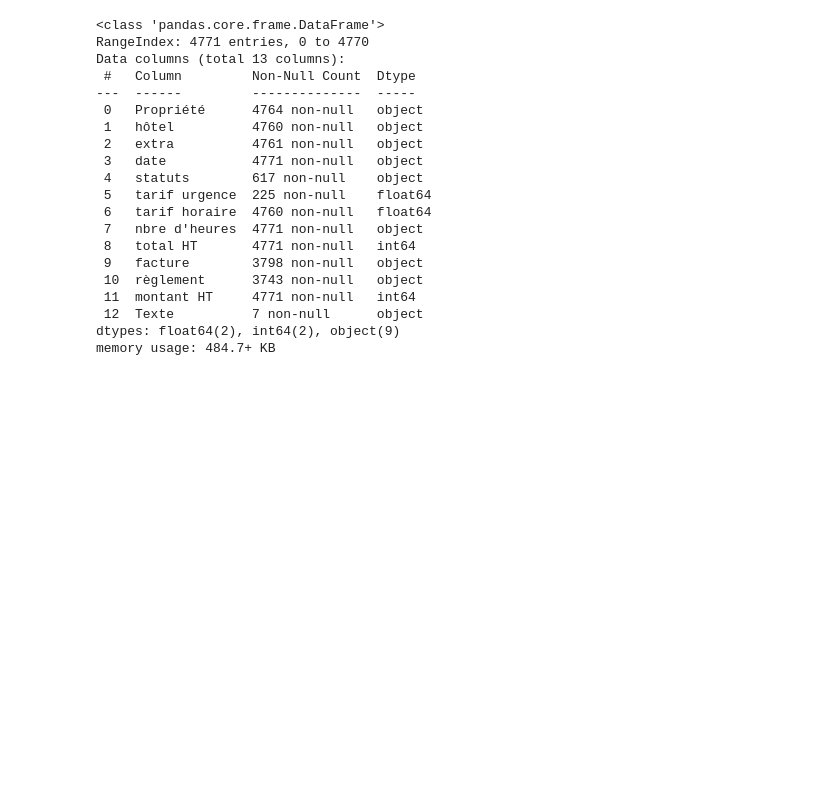
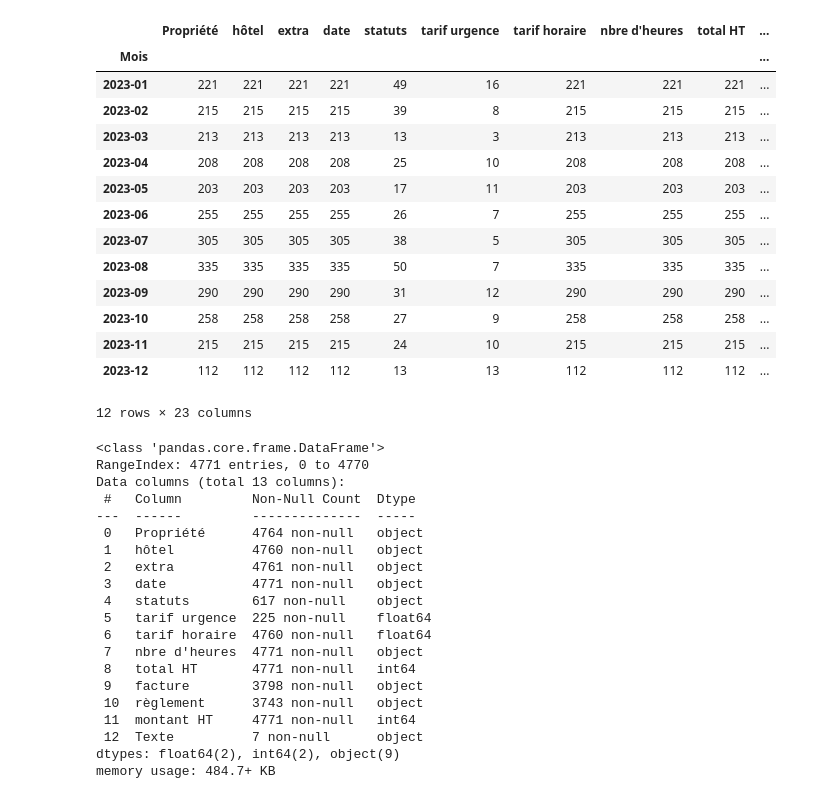
Before and after one commit to adrienB134/Qualiextra, a Jupyter notebook: model_adrien.ipynb, the cells around one changed output. Drawn from its saved outputs; the diff is of its cells as text; code cells hidden in the pictures; blank space fills up the shorter version.

Commit message:
améliorations extra

```diff
--- a/model_adrien.ipynb
+++ b/model_adrien.ipynb
@@ -5,3 +5,33 @@ import pandas as pd
 import datetime
 # %%
 data = pd.read_csv("./Missions.csv", sep=';')
+# %%
+def load_data():
+        data = pd.read_csv("./Missions.csv", sep=";")
+        mask = data["hôtel"].notna()
+        data = data[mask]
+        data["date_debut"] = data.apply(lambda x: x["date"].split(" →")[0], axis=1)
+        data["date_debut"] = data["date_debut"].apply(
+            lambda x: x.replace(" (UTC+3)", "")
+        )
+        data["date_debut"] = data["date_debut"].apply(lambda x: x.replace(" (UTC)", ""))
+        data["date_debut"] = pd.to_datetime(data["date_debut"], format="%d/%m/%Y %H:%M")
+        data["time_delta"] = data["nbre d'heures"].apply(lambda x: pd.to_timedelta(x))
+        data["date_fin"] = data.apply(
+            lambda x: x["date_debut"] + x["time_delta"], axis=1
+        )
+        data["Propriété"] = data.apply(
+            lambda x: x["hôtel"].split(" (")[0] if "www" in x["Propriété"] else x,
+            axis=1,
+        )["Propriété"]
+        data["Propriété_clean"] = data["hôtel"].apply(lambda x: x.split(" (")[0])
+        data["extra_clean"] = data["extra"].apply(lambda x: x.split(" (")[0])
+        data["periode_debut"] = data["date_debut"].dt.strftime("%m-%Y")
+        data["periode_fin"] = data["date_fin"].dt.strftime("%m-%Y")
+        data["Année"] = data["date_fin"].dt.year.astype(str)
+        data["Mois"] = data["date_fin"].dt.to_period("M").astype(str)
+        data["Semaine"] = data["date_fin"].dt.to_period("W-Mon").astype(str)
+        data["marge"] = data.apply(lambda x: x["total HT"] - x["montant HT"], axis=1)
+        return data
+# %%
+data = load_data()
@@ -7,0 +55,18 @@ data = pd.read_csv("./Missions.csv", sep=';')
+# %%
+data[data["Année"] == "2023"].groupby("Mois").count()
+# %% [output]
+|  | Propriété | hôtel | extra | date | statuts | tarif urgence | tarif horaire | nbre d'heures | total HT | ... |
+| Mois |  |  |  |  |  |  |  |  |  | ... |
+| 2023-01 | 221 | 221 | 221 | 221 | 49 | 16 | 221 | 221 | 221 | ... |
+| 2023-02 | 215 | 215 | 215 | 215 | 39 | 8 | 215 | 215 | 215 | ... |
+| 2023-03 | 213 | 213 | 213 | 213 | 13 | 3 | 213 | 213 | 213 | ... |
+| 2023-04 | 208 | 208 | 208 | 208 | 25 | 10 | 208 | 208 | 208 | ... |
+| 2023-05 | 203 | 203 | 203 | 203 | 17 | 11 | 203 | 203 | 203 | ... |
+| 2023-06 | 255 | 255 | 255 | 255 | 26 | 7 | 255 | 255 | 255 | ... |
+| 2023-07 | 305 | 305 | 305 | 305 | 38 | 5 | 305 | 305 | 305 | ... |
+| 2023-08 | 335 | 335 | 335 | 335 | 50 | 7 | 335 | 335 | 335 | ... |
+| 2023-09 | 290 | 290 | 290 | 290 | 31 | 12 | 290 | 290 | 290 | ... |
+| 2023-10 | 258 | 258 | 258 | 258 | 27 | 9 | 258 | 258 | 258 | ... |
+| 2023-11 | 215 | 215 | 215 | 215 | 24 | 10 | 215 | 215 | 215 | ... |
+| 2023-12 | 112 | 112 | 112 | 112 | 13 | 13 | 112 | 112 | 112 | ... |
+12 rows × 23 columns
```
Also changed, not shown: parts of 2 cells of this notebook, 2 other files.
